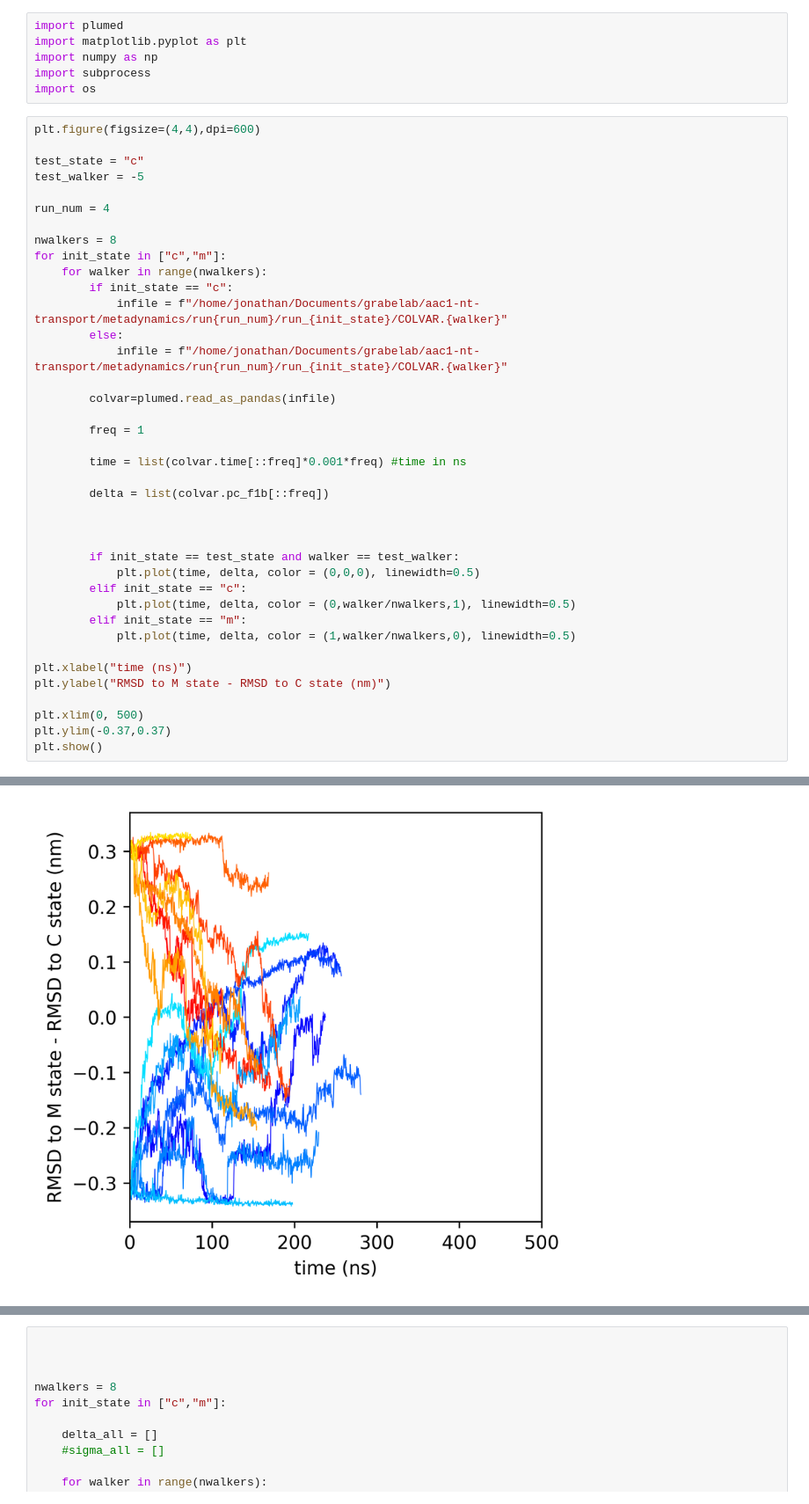
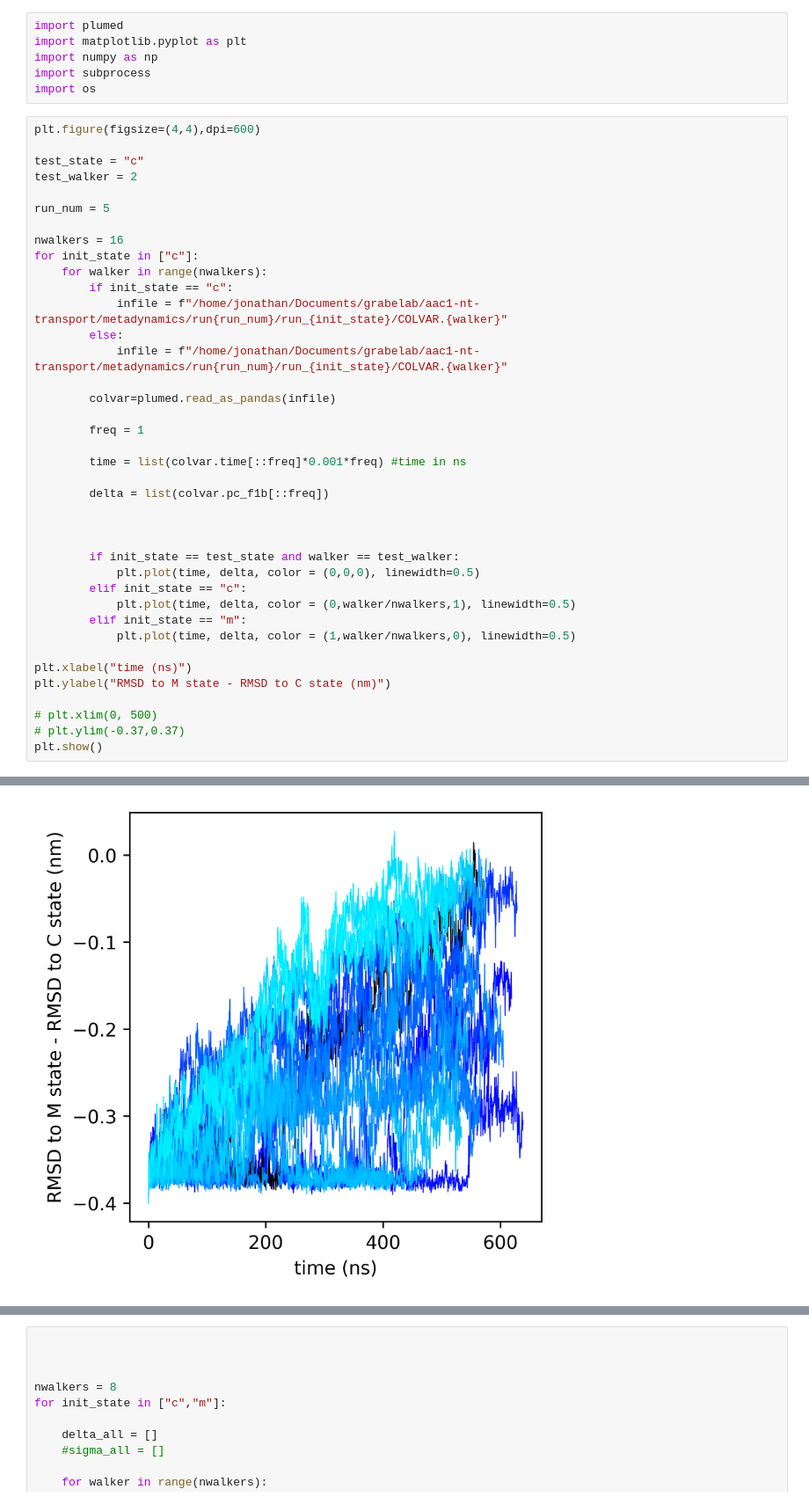
Before and after one commit to JonathanHB/aac1-nt-transport, a Jupyter notebook: metadynamics/run5/scripts/1d_analysis.ipynb, the cells around one changed output, grey strips where cells are left out. Shown at 88% size. Saved outputs shown, nothing was run; the diff lists cells and outputs as text.

```diff
--- a/metadynamics/run5/scripts/1d_analysis.ipynb
+++ b/metadynamics/run5/scripts/1d_analysis.ipynb
@@ -8,12 +8,12 @@ import os
 plt.figure(figsize=(4,4),dpi=600)
 
 test_state = "c"
-test_walker = -5
+test_walker = 2
 
-run_num = 4
+run_num = 5
 
-nwalkers = 8
-for init_state in ["c","m"]:
+nwalkers = 16
+for init_state in ["c"]:
     for walker in range(nwalkers):
         if init_state == "c":
             infile = f"/home/jonathan/Documents/grabelab/aac1-nt-transport/metadynamics/run{run_num}/run_{init_state}/COLVAR.{walker}"
@@ -32,36 +32,36 @@ for init_state in ["c","m"]:
 
         if init_state == test_state and walker == test_walker:
             plt.plot(time, delta, color = (0,0,0), linewidth=0.5)
         elif init_state == "c":
             plt.plot(time, delta, color = (0,walker/nwalkers,1), linewidth=0.5)
         elif init_state == "m":
             plt.plot(time, delta, color = (1,walker/nwalkers,0), linewidth=0.5)
 
 plt.xlabel("time (ns)")
 plt.ylabel("RMSD to M state - RMSD to C state (nm)")
 
-plt.xlim(0, 500)
-plt.ylim(-0.37,0.37)
+# plt.xlim(0, 500)
+# plt.ylim(-0.37,0.37)
 plt.show()
 # %% [output]
 +++ Loading the PLUMED kernel runtime +++
 +++ PLUMED_KERNEL="/home/jonathan/anaconda3/envs/plumed1/lib/libplumedKernel.so" +++
 +++ Loading the PLUMED kernel runtime +++
 +++ PLUMED_KERNEL="/home/jonathan/anaconda3/envs/plumed1/lib/libplumedKernel.so" +++
 +++ Loading the PLUMED kernel runtime +++
 +++ PLUMED_KERNEL="/home/jonathan/anaconda3/envs/plumed1/lib/libplumedKernel.so" +++
 +++ Loading the PLUMED kernel runtime +++
 +++ PLUMED_KERNEL="/home/jonathan/anaconda3/envs/plumed1/lib/libplumedKernel.so" +++
 +++ Loading the PLUMED kernel runtime +++
 +++ PLUMED_KERNEL="/home/jonathan/anaconda3/envs/plumed1/lib/libplumedKernel.so" +++
 +++ Loading the PLUMED kernel runtime +++
 +++ PLUMED_KERNEL="/home/jonathan/anaconda3/envs/plumed1/lib/libplumedKernel.so" +++
 ... (16 lines left out)
 +++ Loading the PLUMED kernel runtime +++
 +++ PLUMED_KERNEL="/home/jonathan/anaconda3/envs/plumed1/lib/libplumedKernel.so" +++
 +++ Loading the PLUMED kernel runtime +++
 +++ PLUMED_KERNEL="/home/jonathan/anaconda3/envs/plumed1/lib/libplumedKernel.so" +++
-[figure, old version]
+[figure, new version]
 # %%
 plt.figure(figsize=(4,4),dpi=600)
 
```
Also changed, not shown: parts of 2 cells of this notebook, 10 other files.
